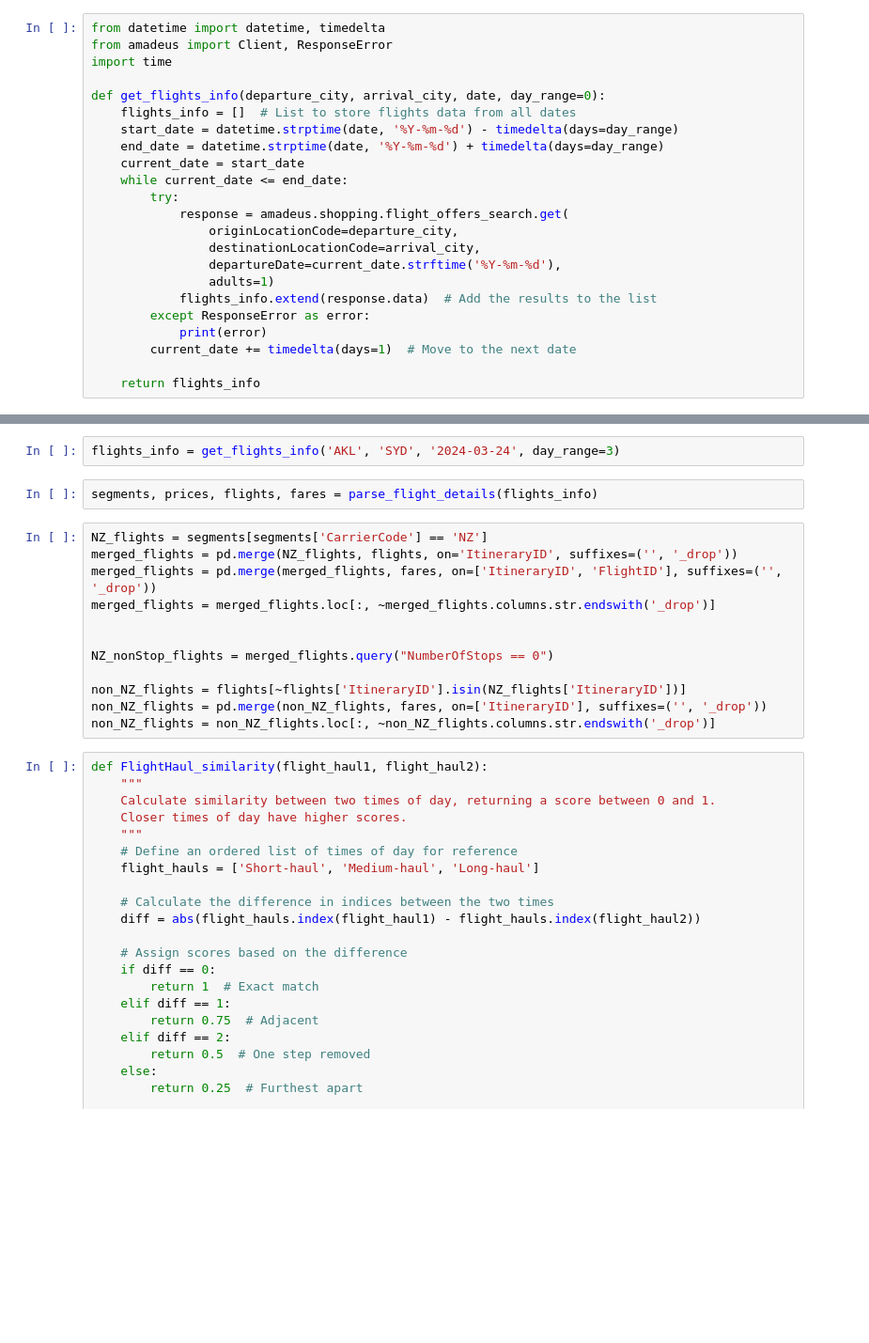
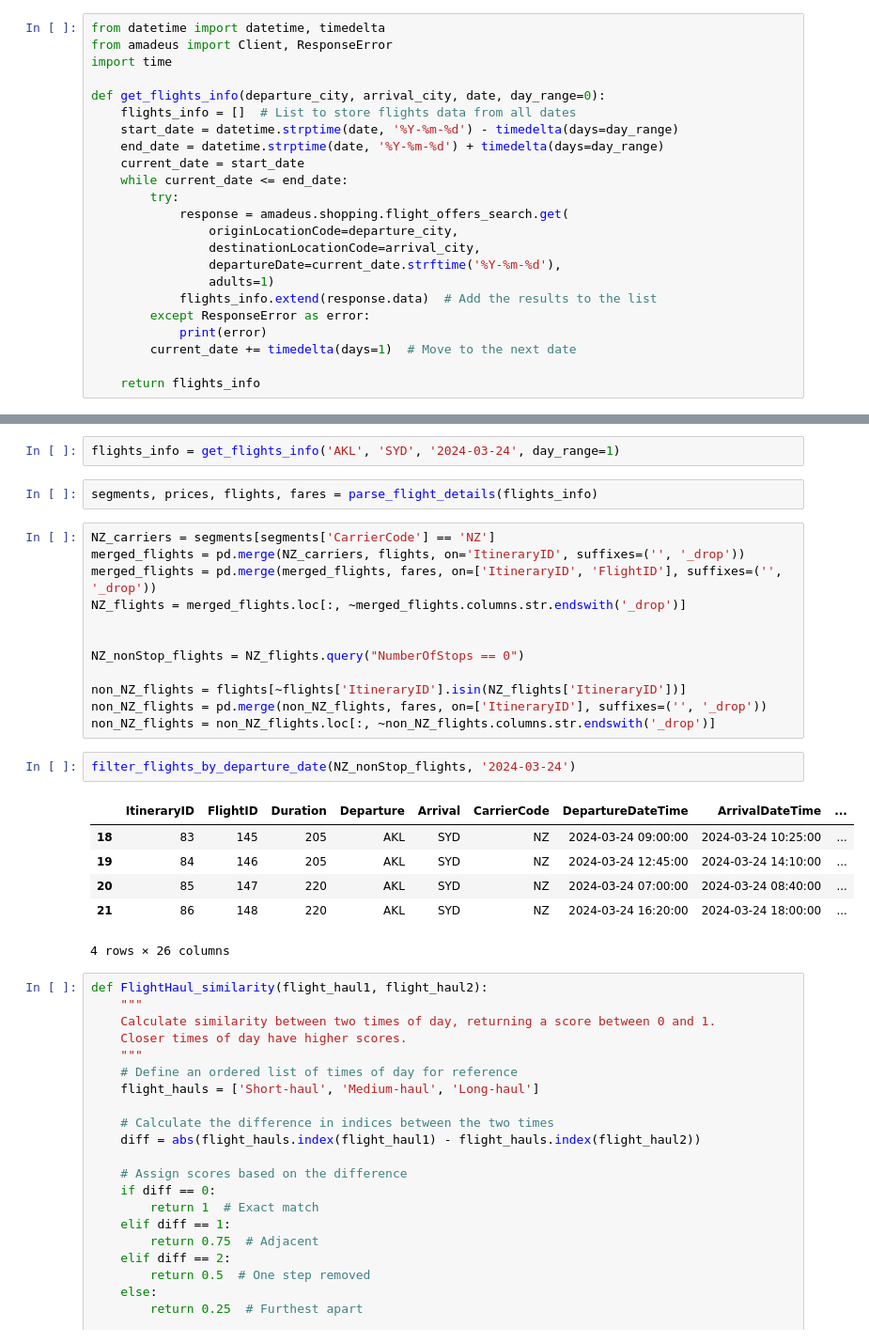
Before and after one commit to hanihatami/wtp_pilot, a Jupyter notebook: Notebooks/similarity.ipynb, the cells around one changed output, grey strips where cells are left out. Shown: that part at 94% size. Drawn from its saved outputs; the diff is of its cells as text; blank space fills up the shorter version.

```diff
--- a/Notebooks/similarity.ipynb
+++ b/Notebooks/similarity.ipynb
@@ -184,21 +238,30 @@ def parse_flight_details(flight_data):
 
     return segments_data, prices_data, flights_data, fares_data
 # %%
-flights_info = get_flights_info('AKL', 'SYD', '2024-03-24', day_range=3)
+flights_info = get_flights_info('AKL', 'SYD', '2024-03-24', day_range=1)
 # %%
 segments, prices, flights, fares = parse_flight_details(flights_info)
 # %%
-NZ_flights = segments[segments['CarrierCode'] == 'NZ']
-merged_flights = pd.merge(NZ_flights, flights, on='ItineraryID', suffixes=('', '_drop'))
+NZ_carriers = segments[segments['CarrierCode'] == 'NZ']
+merged_flights = pd.merge(NZ_carriers, flights, on='ItineraryID', suffixes=('', '_drop'))
 merged_flights = pd.merge(merged_flights, fares, on=['ItineraryID', 'FlightID'], suffixes=('', '_drop'))
-merged_flights = merged_flights.loc[:, ~merged_flights.columns.str.endswith('_drop')]
+NZ_flights = merged_flights.loc[:, ~merged_flights.columns.str.endswith('_drop')]
 
 
-NZ_nonStop_flights = merged_flights.query("NumberOfStops == 0")
+NZ_nonStop_flights = NZ_flights.query("NumberOfStops == 0")
 
 non_NZ_flights = flights[~flights['ItineraryID'].isin(NZ_flights['ItineraryID'])]
 non_NZ_flights = pd.merge(non_NZ_flights, fares, on=['ItineraryID'], suffixes=('', '_drop'))
 non_NZ_flights = non_NZ_flights.loc[:, ~non_NZ_flights.columns.str.endswith('_drop')]
+# %%
+filter_flights_by_departure_date(NZ_nonStop_flights, '2024-03-24')
+# %% [output]
+|  | ItineraryID | FlightID | Duration | Departure | Arrival | CarrierCode | DepartureDateTime | ArrivalDateTime | ... |
+| 18 | 83 | 145 | 205 | AKL | SYD | NZ | 2024-03-24 09:00:00 | 2024-03-24 10:25:00 | ... |
+| 19 | 84 | 146 | 205 | AKL | SYD | NZ | 2024-03-24 12:45:00 | 2024-03-24 14:10:00 | ... |
+| 20 | 85 | 147 | 220 | AKL | SYD | NZ | 2024-03-24 07:00:00 | 2024-03-24 08:40:00 | ... |
+| 21 | 86 | 148 | 220 | AKL | SYD | NZ | 2024-03-24 16:20:00 | 2024-03-24 18:00:00 | ... |
+4 rows × 26 columns
 # %%
 def FlightHaul_similarity(flight_haul1, flight_haul2):
     """
```
Also changed, not shown: parts of 5 cells of this notebook, 1 other file.
